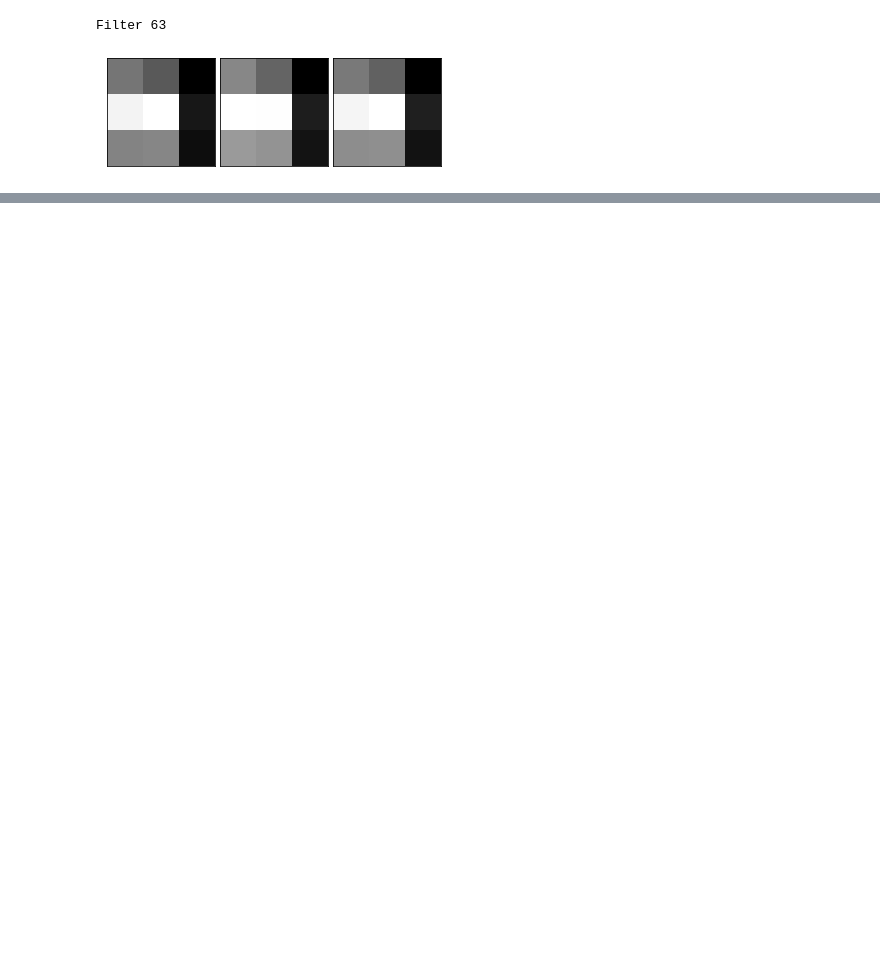
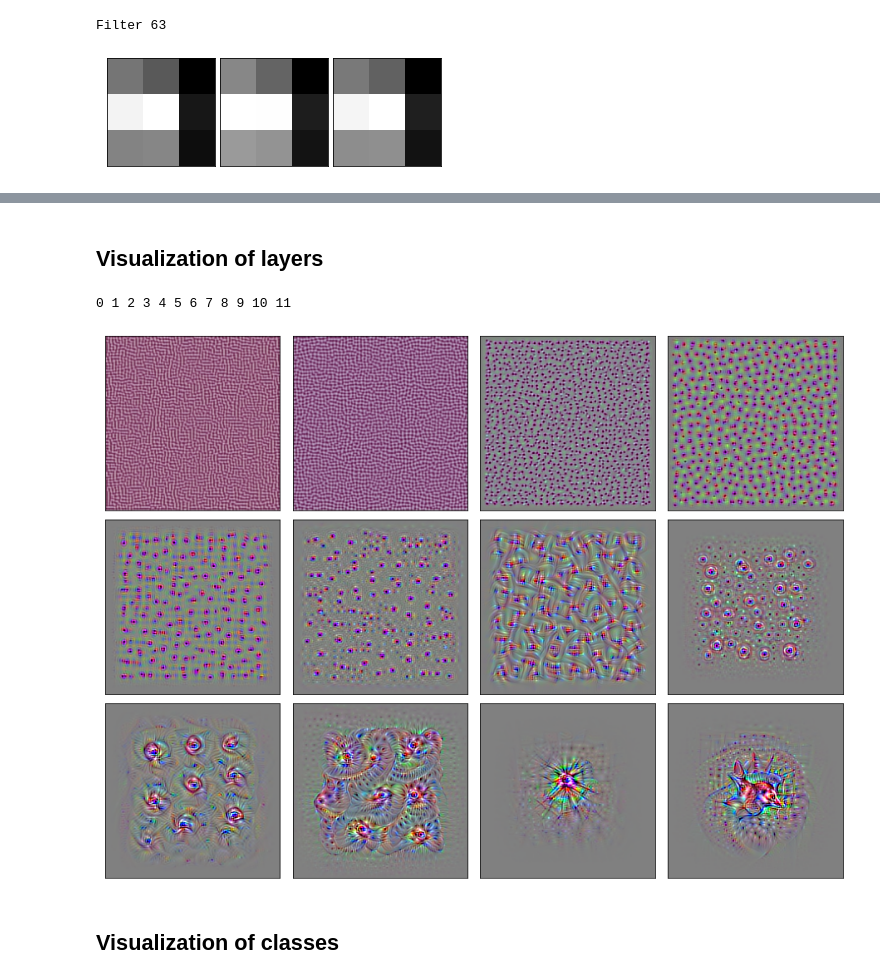
Before and after one commit to QuentinVincenot/feature-visualization, a Jupyter notebook: Feature_Visualization.ipynb, the cells around one changed output, grey strips where cells are left out. Saved outputs shown, nothing was run; the diff lists cells and outputs as text; code cells hidden in the pictures; blank space fills up the shorter version.

```diff
--- a/Feature_Visualization.ipynb
+++ b/Feature_Visualization.ipynb
@@ -64,3 +64,12 @@ Filter 152
+# %% [markdown]
+## Visualization of layers
+# %%
+feature_visualizer.visualize_all_layers(iterations=300, learning_rate=150.0)
+# %% [output]
+0 1 2 3 4 5 6 7 8 9 10 11
+[figure, added]
+# %% [markdown]
+## Visualization of classes
 # %%
 feature_visualizer.visualize_all_classes(classes_ids=[1, 3], iterations=2500, learning_rate=5.0)
 # %% [output]
```
Also changed, not shown: parts of 4 cells of this notebook.
